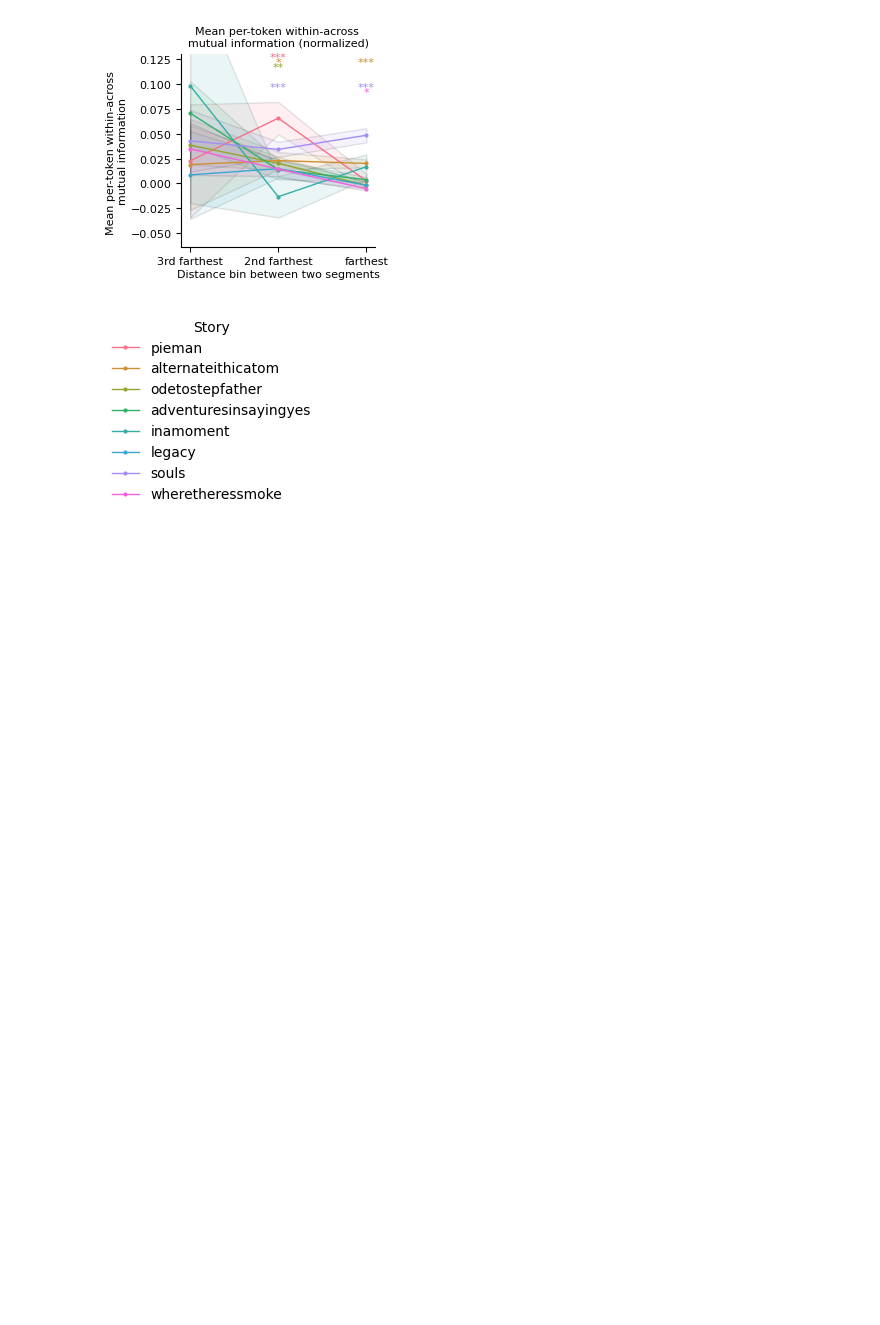
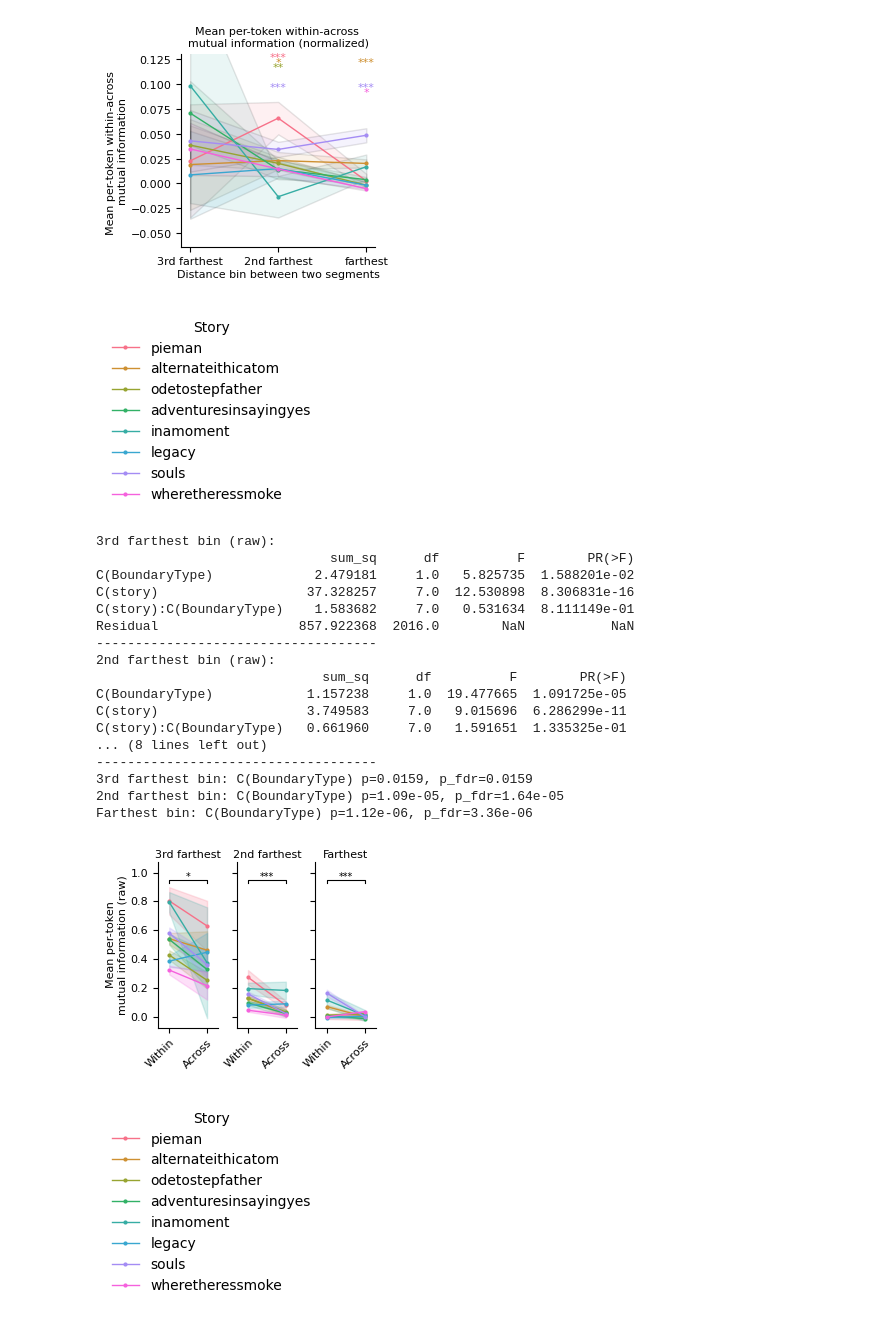
Before and after one commit to HuthLab/CRUISE, a Jupyter notebook: notebooks/event_boundary_information_cleaned.ipynb, the cells around one changed output. Saved outputs shown, nothing was run; the diff lists cells and outputs as text; code cells hidden in the pictures; blank space fills up the shorter version.

```diff
--- a/notebooks/event_boundary_information_cleaned.ipynb
+++ b/notebooks/event_boundary_information_cleaned.ipynb
@@ -667,0 +764,24 @@ legend.savefig(os.path.join(sliding_window_figures_save_dir,'within-across_mean_
+# %%
+fig1,legend = plot_pair_type_line(all_story_data_df,norm = False, wspace = 0.3)
+fig1.savefig(os.path.join(sliding_window_figures_save_dir,'within_vs_across_3farthest_raw_%dbins.svg'%nbins),transparent = True)
+#legend.savefig(os.path.join(sliding_window_figures_save_dir,'within_vs_across_raw_legend.svg'),transparent = True)
+# %% [output]
+3rd farthest bin (raw):
+                              sum_sq      df          F        PR(>F)
+C(BoundaryType)             2.479181     1.0   5.825735  1.588201e-02
+C(story)                   37.328257     7.0  12.530898  8.306831e-16
+C(story):C(BoundaryType)    1.583682     7.0   0.531634  8.111149e-01
+Residual                  857.922368  2016.0        NaN           NaN
+------------------------------------
+2nd farthest bin (raw):
+                             sum_sq      df          F        PR(>F)
+C(BoundaryType)            1.157238     1.0  19.477665  1.091725e-05
+C(story)                   3.749583     7.0   9.015696  6.286299e-11
+C(story):C(BoundaryType)   0.661960     7.0   1.591651  1.335325e-01
+... (8 lines left out)
+------------------------------------
+3rd farthest bin: C(BoundaryType) p=0.0159, p_fdr=0.0159
+2nd farthest bin: C(BoundaryType) p=1.09e-05, p_fdr=1.64e-05
+Farthest bin: C(BoundaryType) p=1.12e-06, p_fdr=3.36e-06
+[figure, added]
+[figure, added]
```
Also changed, not shown: parts of 2 cells of this notebook, 38 other files.
